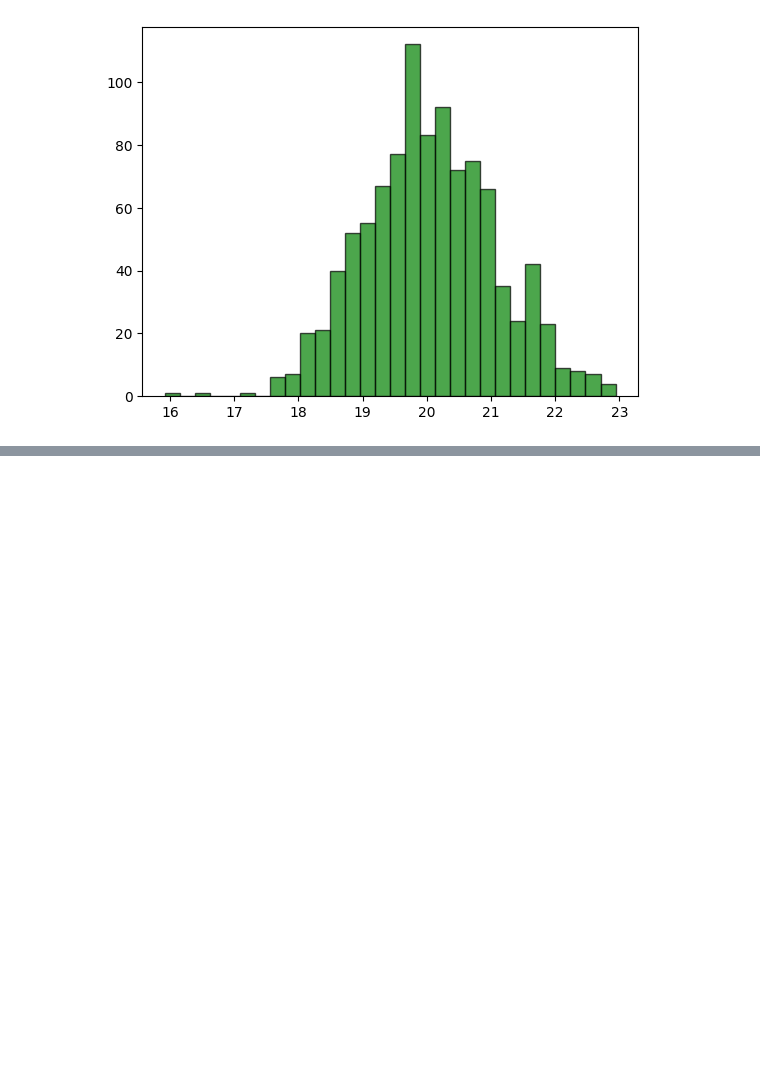
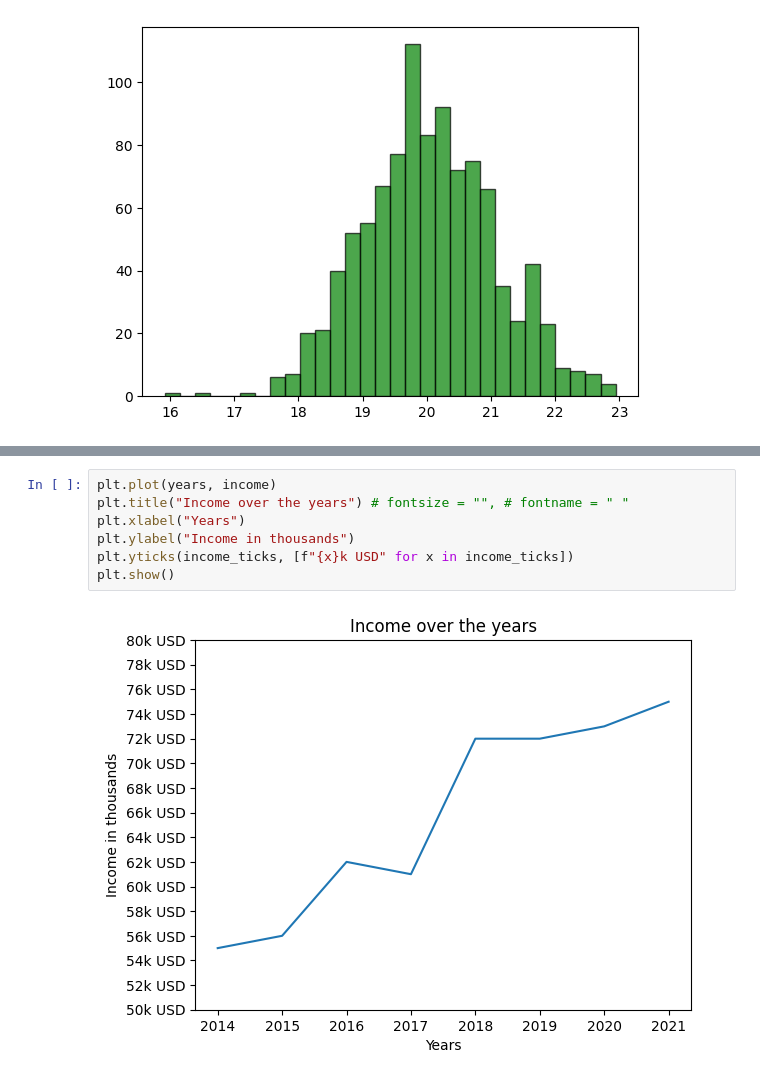
Before and after one commit to AyushGupta05/pythonrevision, a Jupyter notebook: pandas/ma/scatterplots.ipynb, the cells around one changed output, grey strips where cells are left out. Drawn from its saved outputs; the diff is of its cells as text; blank space fills up the shorter version.

```diff
--- a/pandas/ma/scatterplots.ipynb
+++ b/pandas/ma/scatterplots.ipynb
@@ -88,0 +126,9 @@ plt.hist(x, bins = 30, color = "green", edgecolor = "black", alpha = 0.7)
+# %%
+plt.plot(years, income)
+plt.title("Income over the years") # fontsize = "", # fontname = " "
+plt.xlabel("Years")
+plt.ylabel("Income in thousands")
+plt.yticks(income_ticks, [f"{x}k USD" for x in income_ticks])
+plt.show()
+# %% [output]
+[figure, added]
```
Also changed, not shown: parts of 6 cells of this notebook, 1 other file.
